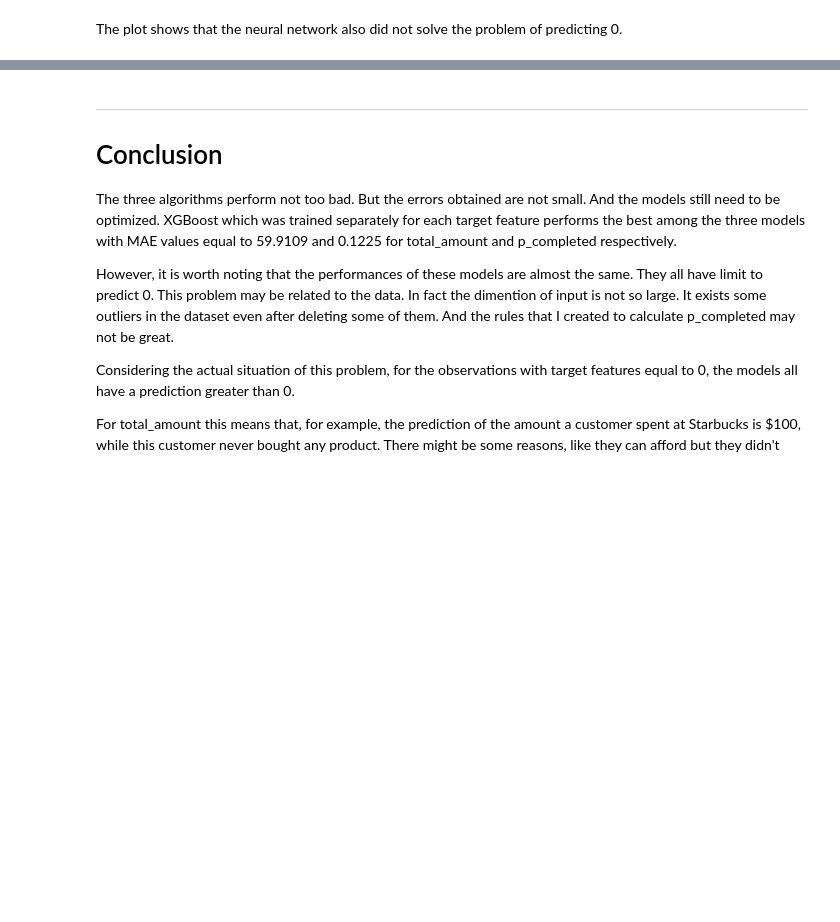
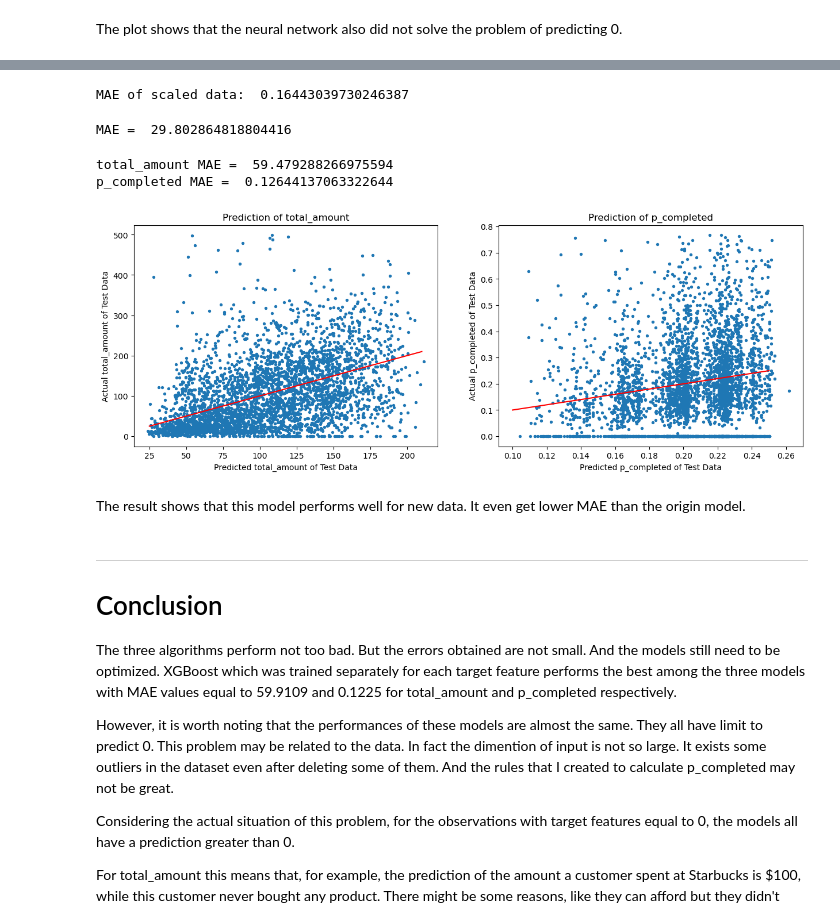
Before and after one commit to YYYHA0/Capstone-Project, a Jupyter notebook: model.ipynb, the cells around one changed output, grey strips where cells are left out. Cells and saved outputs as stored; diff of their text form; code cells hidden in the pictures; blank space fills up the shorter version.

Commit message:
add model validation

```diff
--- a/model.ipynb
+++ b/model.ipynb
@@ -616,0 +663,2 @@ The plot shows that the neural network also did not solve the problem of predict
+# %%
+xgb1.fit(X_train_scaled, Y_train_scaled[:, 1])
@@ -617,3 +676,57 @@ The plot shows that the neural network also did not solve the problem of predict
+# %%
+Y_pred_scaled_1 = xgb1.predict(X_test_scaled)
+# %%
+# MAE of normalized data
+mae_scaled = mean_absolute_error(Y_test_scaled[:, 1], Y_pred_scaled_1)
+print('MAE of scaled data: ', mae_scaled)
+# %% [output]
+MAE of scaled data:  0.16443039730246387
+# %%
+Y_pred_scaled = np.concatenate(
+    (Y_pred_scaled_0.reshape(len(Y_pred_scaled_0), 1),
+     Y_pred_scaled_1.reshape(len(Y_pred_scaled_1), 1)), axis=1)
+# %%
+# convert the predictions to origin range
+Y_pred = scaler_Y.inverse_transform(Y_pred_scaled)
+# %%
+# MAE of two target features
+mae = mean_absolute_error(Y_test, Y_pred)
+print('MAE = ', mae)
+# %% [output]
+MAE =  29.802864818804416
+# %%
+# MAE of each target features
+mae = mean_absolute_error(Y_test.iloc[:, 0], Y_pred[:, 0])
+print('total_amount MAE = ', mae)
+mae = mean_absolute_error(Y_test.iloc[:, 1], Y_pred[:, 1])
+print('p_completed MAE = ', mae)
+# %% [output]
+total_amount MAE =  59.479288266975594
+p_completed MAE =  0.12644137063322644
+# %%
+# plot the result of predicted data and actual data
+x_1 = x = np.linspace(25, 210, 50)
+x_2 = np.linspace(0.1, 0.25, 50)
+
+fig, ax = plt.subplots(1, 2, figsize=(15, 5))
+
+ax[0].scatter(Y_pred[:, 0], Y_test.iloc[:, 0], s=8)
+ax[0].set_xlabel('Predicted total_amount of Test Data')
+ax[0].set_ylabel('Actual total_amount of Test Data')
+ax[0].set_title('Prediction of total_amount')
+ax[0].plot(x_1, x_1, color='red', linestyle='-') # line x=y
+
+ax[1].scatter(Y_pred[:, 1], Y_test.iloc[:, 1], s=8)
+ax[1].set_xlabel('Predicted p_completed of Test Data')
+ax[1].set_ylabel('Actual p_completed of Test Data')
+ax[1].set_title('Prediction of p_completed')
+ax[1].plot(x_2, x_2, color='red', linestyle='-') # line x=y
+
+plt.show()
+# %% [output]
+[figure, added]
+# %% [markdown]
+The result shows that this model performs well for new data. It even get lower MAE than the origin model.
 # %% [markdown]
 ---
 # Conclusion
```
Also changed, not shown: parts of 10 cells of this notebook.
